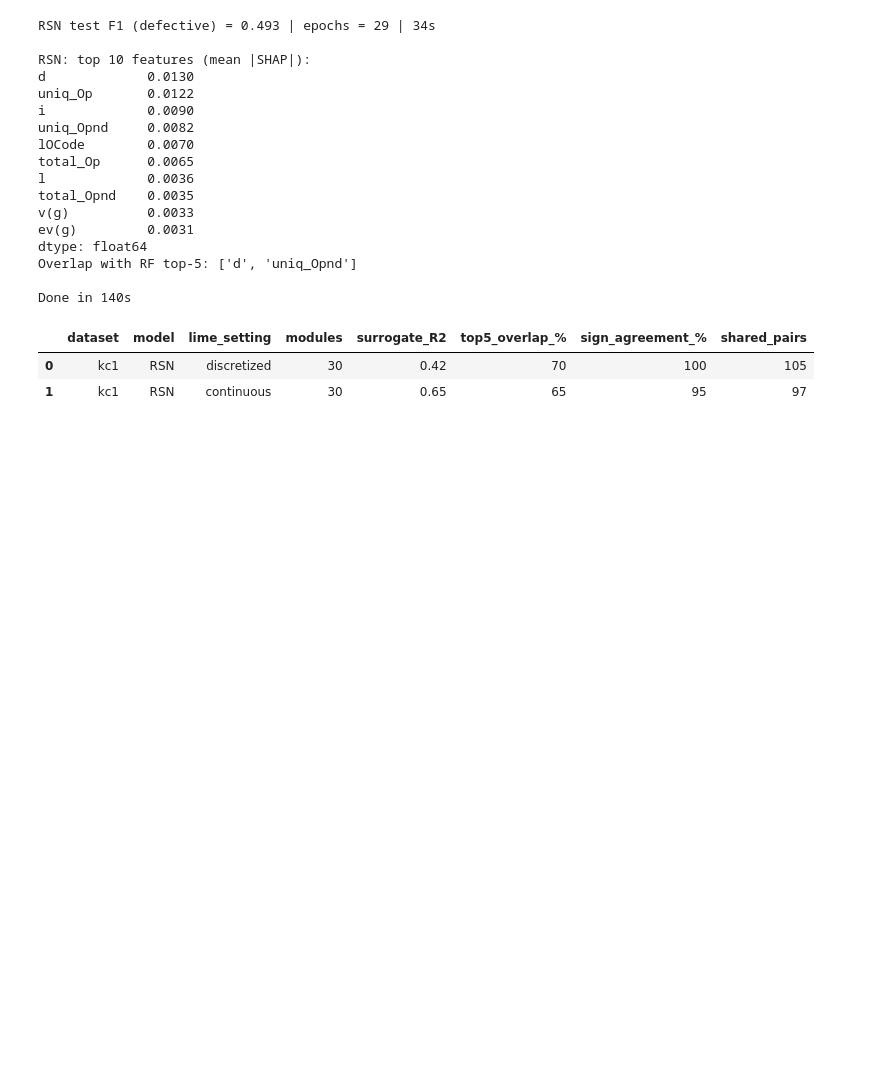
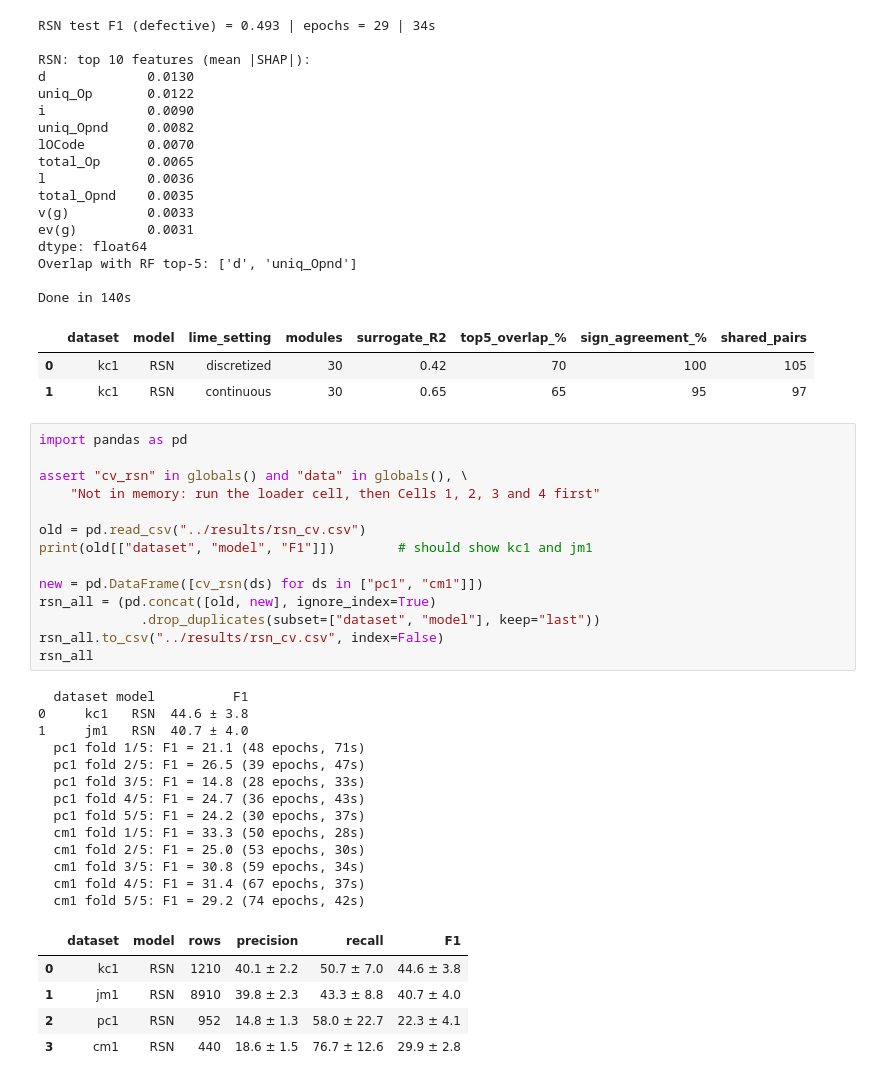
Before and after one commit to sriliptamishra/explainable-software-defect-prediction, a Jupyter notebook: notebooks/01_data_exploration.ipynb, the cells around one changed output. Drawn from its saved outputs; the diff is of its cells as text; blank space fills up the shorter version.

Commit message:
Add RSN results on PC1 and CM1

```diff
--- a/notebooks/01_data_exploration.ipynb
+++ b/notebooks/01_data_exploration.ipynb
@@ -748,3 +734,36 @@ Done in 140s
 |  | dataset | model | lime_setting | modules | surrogate_R2 | top5_overlap_% | sign_agreement_% | shared_pairs |
 | 0 | kc1 | RSN | discretized | 30 | 0.42 | 70 | 100 | 105 |
 | 1 | kc1 | RSN | continuous | 30 | 0.65 | 65 | 95 | 97 |
+# %%
+import pandas as pd
+
+assert "cv_rsn" in globals() and "data" in globals(), \
+    "Not in memory: run the loader cell, then Cells 1, 2, 3 and 4 first"
+
+old = pd.read_csv("../results/rsn_cv.csv")
+print(old[["dataset", "model", "F1"]])        # should show kc1 and jm1
+
+new = pd.DataFrame([cv_rsn(ds) for ds in ["pc1", "cm1"]])
+rsn_all = (pd.concat([old, new], ignore_index=True)
+             .drop_duplicates(subset=["dataset", "model"], keep="last"))
+rsn_all.to_csv("../results/rsn_cv.csv", index=False)
+rsn_all
+# %% [output]
+  dataset model          F1
+0     kc1   RSN  44.6 ± 3.8
+1     jm1   RSN  40.7 ± 4.0
+  pc1 fold 1/5: F1 = 21.1 (48 epochs, 71s)
+  pc1 fold 2/5: F1 = 26.5 (39 epochs, 47s)
+  pc1 fold 3/5: F1 = 14.8 (28 epochs, 33s)
+  pc1 fold 4/5: F1 = 24.7 (36 epochs, 43s)
+  pc1 fold 5/5: F1 = 24.2 (30 epochs, 37s)
+  cm1 fold 1/5: F1 = 33.3 (50 epochs, 28s)
+  cm1 fold 2/5: F1 = 25.0 (53 epochs, 30s)
+  cm1 fold 3/5: F1 = 30.8 (59 epochs, 34s)
+  cm1 fold 4/5: F1 = 31.4 (67 epochs, 37s)
+  cm1 fold 5/5: F1 = 29.2 (74 epochs, 42s)
+|  | dataset | model | rows | precision | recall | F1 |
+| 0 | kc1 | RSN | 1210 | 40.1 ± 2.2 | 50.7 ± 7.0 | 44.6 ± 3.8 |
+| 1 | jm1 | RSN | 8910 | 39.8 ± 2.3 | 43.3 ± 8.8 | 40.7 ± 4.0 |
+| 2 | pc1 | RSN | 952 | 14.8 ± 1.3 | 58.0 ± 22.7 | 22.3 ± 4.1 |
+| 3 | cm1 | RSN | 440 | 18.6 ± 1.5 | 76.7 ± 12.6 | 29.9 ± 2.8 |
```
Also changed, not shown: parts of 2 cells of this notebook, 1 other file.
